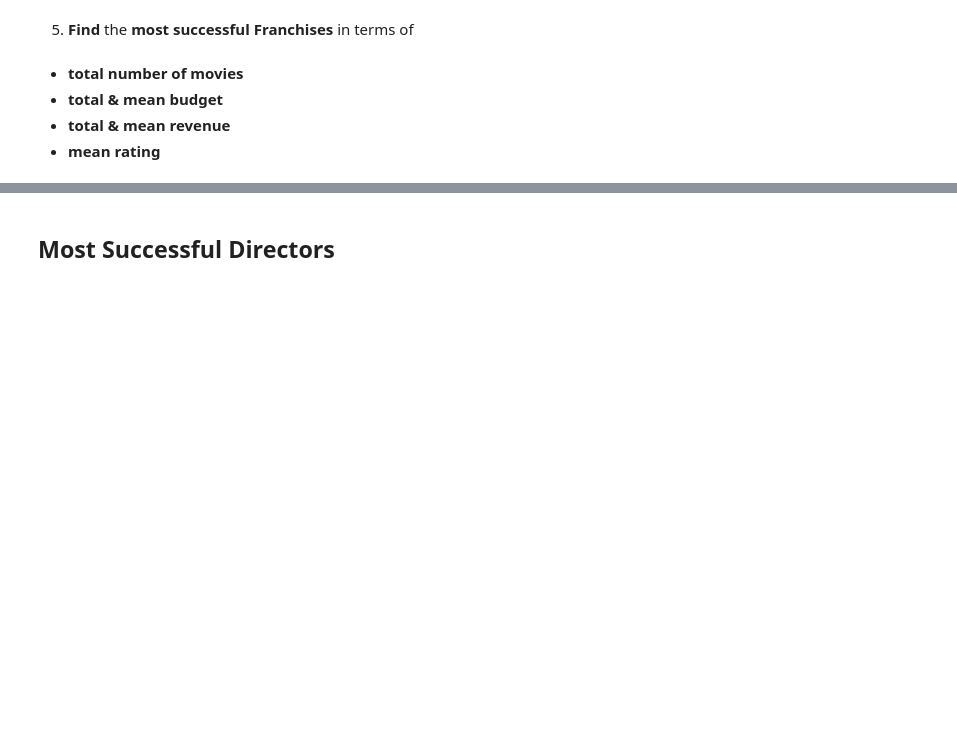
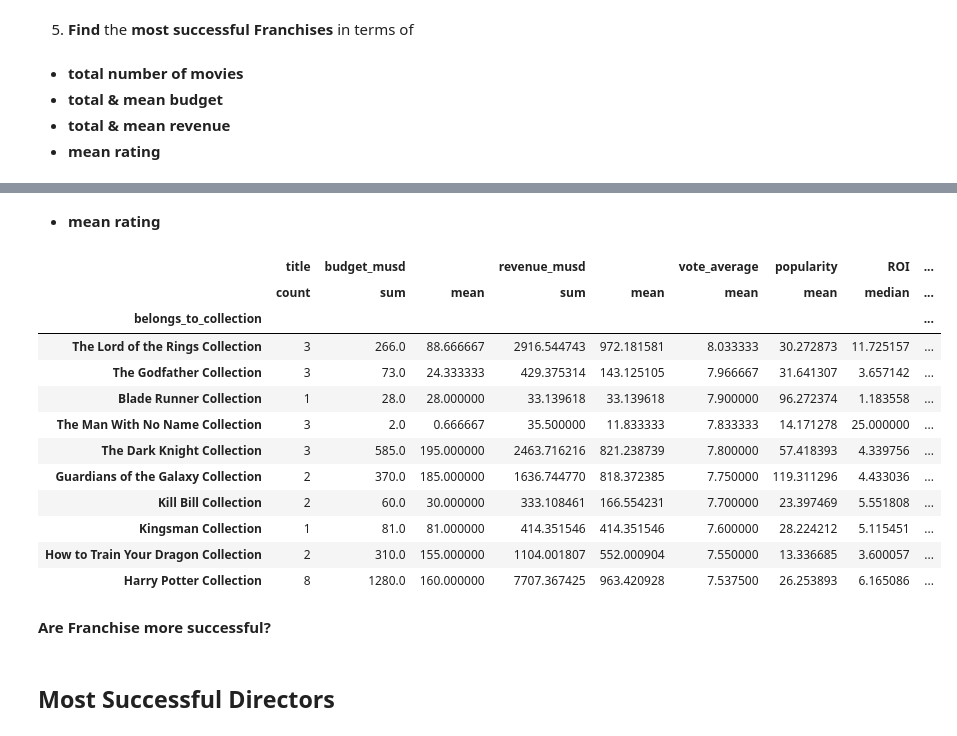
Before and after one commit to jruizdavalos/data-science-projects, a Jupyter notebook: 01-Project/Project_01_ProjectBrief_blank.ipynb, the cells around one changed output, grey strips where cells are left out. Cells and saved outputs as stored; diff of their text form; code cells hidden in the pictures; blank space fills up the shorter version.

```diff
--- a/01-Project/Project_01_ProjectBrief_blank.ipynb
+++ b/01-Project/Project_01_ProjectBrief_blank.ipynb
@@ -251,3 +855,23 @@ __Franchise vs. Stand-alone: Average Rating__
+# %% [markdown]
+- __mean rating__
+# %%
+franchise[franchise[  ("vote_count","mean")]>=1000].nlargest(10,("vote_average","mean"))
+# %% [output]
+|  | title | budget_musd |  | revenue_musd |  | vote_average | popularity | ROI | ... |
+|  | count | sum | mean | sum | mean | mean | mean | median | ... |
+| belongs_to_collection |  |  |  |  |  |  |  |  | ... |
+| The Lord of the Rings Collection | 3 | 266.0 | 88.666667 | 2916.544743 | 972.181581 | 8.033333 | 30.272873 | 11.725157 | ... |
+| The Godfather Collection | 3 | 73.0 | 24.333333 | 429.375314 | 143.125105 | 7.966667 | 31.641307 | 3.657142 | ... |
+| Blade Runner Collection | 1 | 28.0 | 28.000000 | 33.139618 | 33.139618 | 7.900000 | 96.272374 | 1.183558 | ... |
+| The Man With No Name Collection | 3 | 2.0 | 0.666667 | 35.500000 | 11.833333 | 7.833333 | 14.171278 | 25.000000 | ... |
+| The Dark Knight Collection | 3 | 585.0 | 195.000000 | 2463.716216 | 821.238739 | 7.800000 | 57.418393 | 4.339756 | ... |
+| Guardians of the Galaxy Collection | 2 | 370.0 | 185.000000 | 1636.744770 | 818.372385 | 7.750000 | 119.311296 | 4.433036 | ... |
+| Kill Bill Collection | 2 | 60.0 | 30.000000 | 333.108461 | 166.554231 | 7.700000 | 23.397469 | 5.551808 | ... |
+| Kingsman Collection | 1 | 81.0 | 81.000000 | 414.351546 | 414.351546 | 7.600000 | 28.224212 | 5.115451 | ... |
+| How to Train Your Dragon Collection | 2 | 310.0 | 155.000000 | 1104.001807 | 552.000904 | 7.550000 | 13.336685 | 3.600057 | ... |
+| Harry Potter Collection | 8 | 1280.0 | 160.000000 | 7707.367425 | 963.420928 | 7.537500 | 26.253893 | 6.165086 | ... |
+# %% [markdown]
+__Are Franchise more successful?__
 # %% [markdown]
 ## Most Successful Directors
 # %% [markdown]
```
Also changed, not shown: parts of 75 cells of this notebook, 2 other files.
